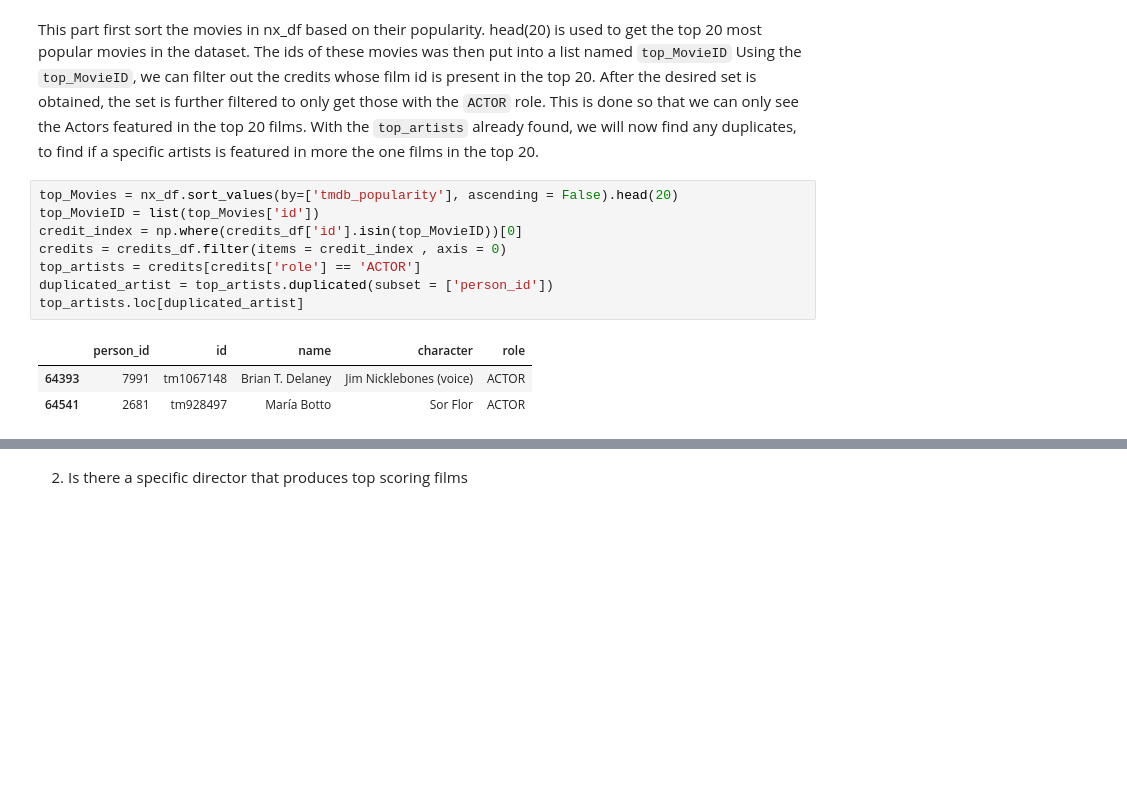
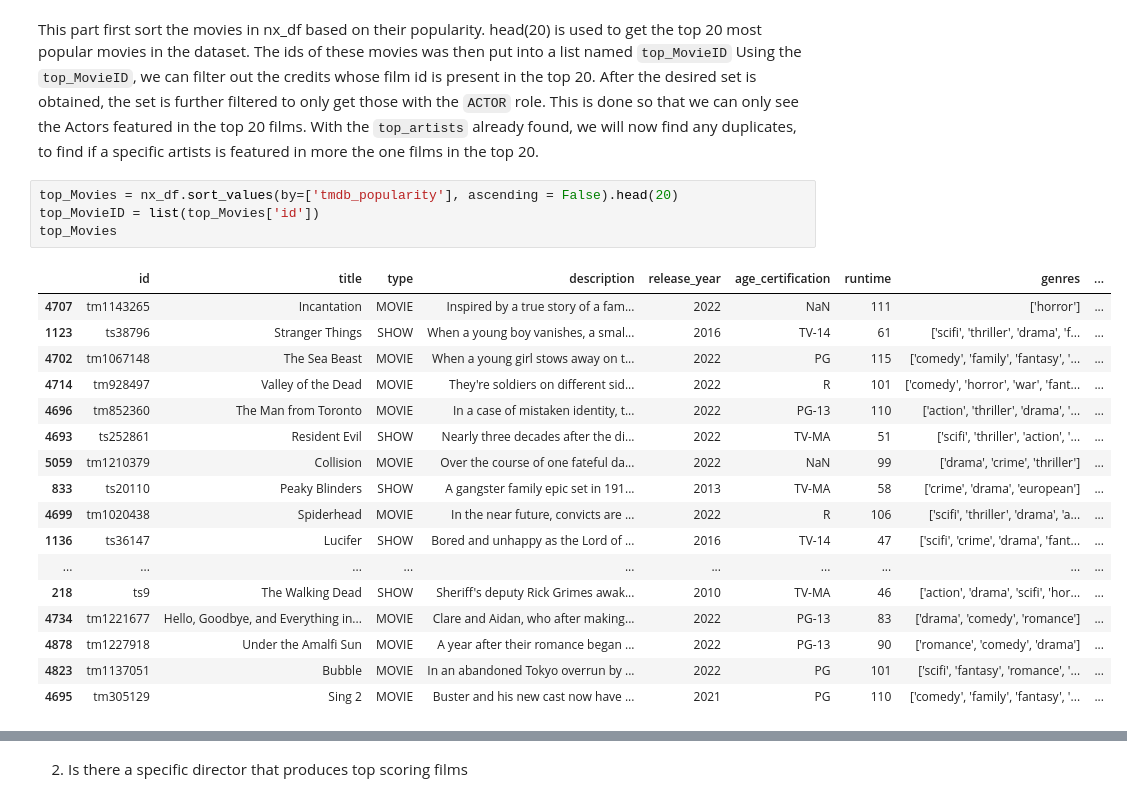
Before and after one commit to RJ0514/CSMODEL_Case_Study, a Jupyter notebook: Phase1.ipynb, the cells around one changed output, grey strips where cells are left out. Drawn from its saved outputs; the diff is of its cells as text; blank space fills up the shorter version.

Commit message:
Update EDA for actors and directors-Gabe

```diff
--- a/Phase1.ipynb
+++ b/Phase1.ipynb
@@ -260,12 +260,22 @@ With the `top_artists` already found, we will now find any duplicates, to find i
 # %%
 top_Movies = nx_df.sort_values(by=['tmdb_popularity'], ascending = False).head(20)
 top_MovieID = list(top_Movies['id'])
-credit_index = np.where(credits_df['id'].isin(top_MovieID))[0]
-credits = credits_df.filter(items = credit_index , axis = 0)
-top_artists = credits[credits['role'] == 'ACTOR']
-duplicated_artist = top_artists.duplicated(subset = ['person_id'])
-top_artists.loc[duplicated_artist]
+top_Movies
 # %% [output]
-|  | person_id | id | name | character | role |
-| 64393 | 7991 | tm1067148 | Brian T. Delaney | Jim Nicklebones (voice) | ACTOR |
-| 64541 | 2681 | tm928497 | María Botto | Sor Flor | ACTOR |
+|  | id | title | type | description | release_year | age_certification | runtime | genres | ... |
+| 4707 | tm1143265 | Incantation | MOVIE | Inspired by a true story of a fam... | 2022 | NaN | 111 | ['horror'] | ... |
+| 1123 | ts38796 | Stranger Things | SHOW | When a young boy vanishes, a smal... | 2016 | TV-14 | 61 | ['scifi', 'thriller', 'drama', 'f... | ... |
+| 4702 | tm1067148 | The Sea Beast | MOVIE | When a young girl stows away on t... | 2022 | PG | 115 | ['comedy', 'family', 'fantasy', '... | ... |
+| 4714 | tm928497 | Valley of the Dead | MOVIE | They're soldiers on different sid... | 2022 | R | 101 | ['comedy', 'horror', 'war', 'fant... | ... |
+| 4696 | tm852360 | The Man from Toronto | MOVIE | In a case of mistaken identity, t... | 2022 | PG-13 | 110 | ['action', 'thriller', 'drama', '... | ... |
+| 4693 | ts252861 | Resident Evil | SHOW | Nearly three decades after the di... | 2022 | TV-MA | 51 | ['scifi', 'thriller', 'action', '... | ... |
+| 5059 | tm1210379 | Collision | MOVIE | Over the course of one fateful da... | 2022 | NaN | 99 | ['drama', 'crime', 'thriller'] | ... |
+| 833 | ts20110 | Peaky Blinders | SHOW | A gangster family epic set in 191... | 2013 | TV-MA | 58 | ['crime', 'drama', 'european'] | ... |
+| 4699 | tm1020438 | Spiderhead | MOVIE | In the near future, convicts are ... | 2022 | R | 106 | ['scifi', 'thriller', 'drama', 'a... | ... |
+| 1136 | ts36147 | Lucifer | SHOW | Bored and unhappy as the Lord of ... | 2016 | TV-14 | 47 | ['scifi', 'crime', 'drama', 'fant... | ... |
+| ... | ... | ... | ... | ... | ... | ... | ... | ... | ... |
+| 218 | ts9 | The Walking Dead | SHOW | Sheriff's deputy Rick Grimes awak... | 2010 | TV-MA | 46 | ['action', 'drama', 'scifi', 'hor... | ... |
+| 4734 | tm1221677 | Hello, Goodbye, and Everything in... | MOVIE | Clare and Aidan, who after making... | 2022 | PG-13 | 83 | ['drama', 'comedy', 'romance'] | ... |
+| 4878 | tm1227918 | Under the Amalfi Sun | MOVIE | A year after their romance began ... | 2022 | PG-13 | 90 | ['romance', 'comedy', 'drama'] | ... |
+| 4823 | tm1137051 | Bubble | MOVIE | In an abandoned Tokyo overrun by ... | 2022 | PG | 101 | ['scifi', 'fantasy', 'romance', '... | ... |
+| 4695 | tm305129 | Sing 2 | MOVIE | Buster and his new cast now have ... | 2021 | PG | 110 | ['comedy', 'family', 'fantasy', '... | ... |
```
Also changed, not shown: parts of 13 cells of this notebook.
